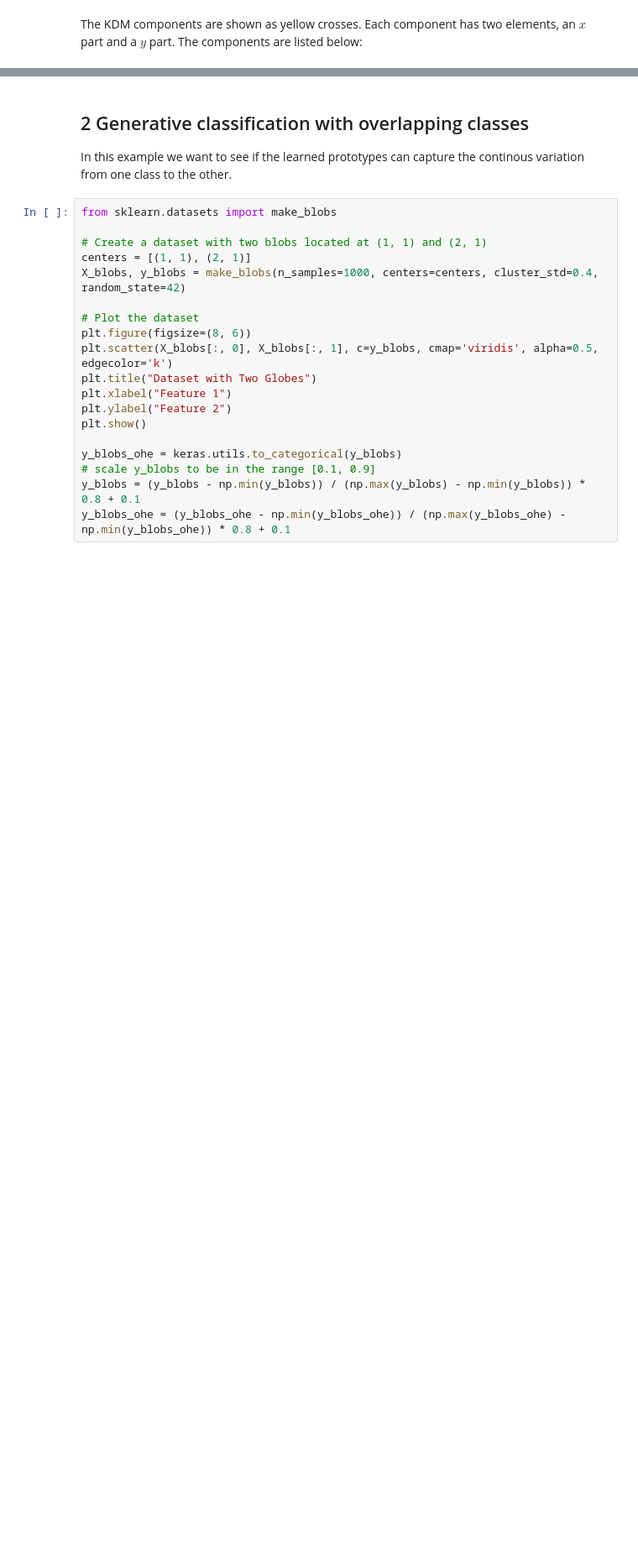
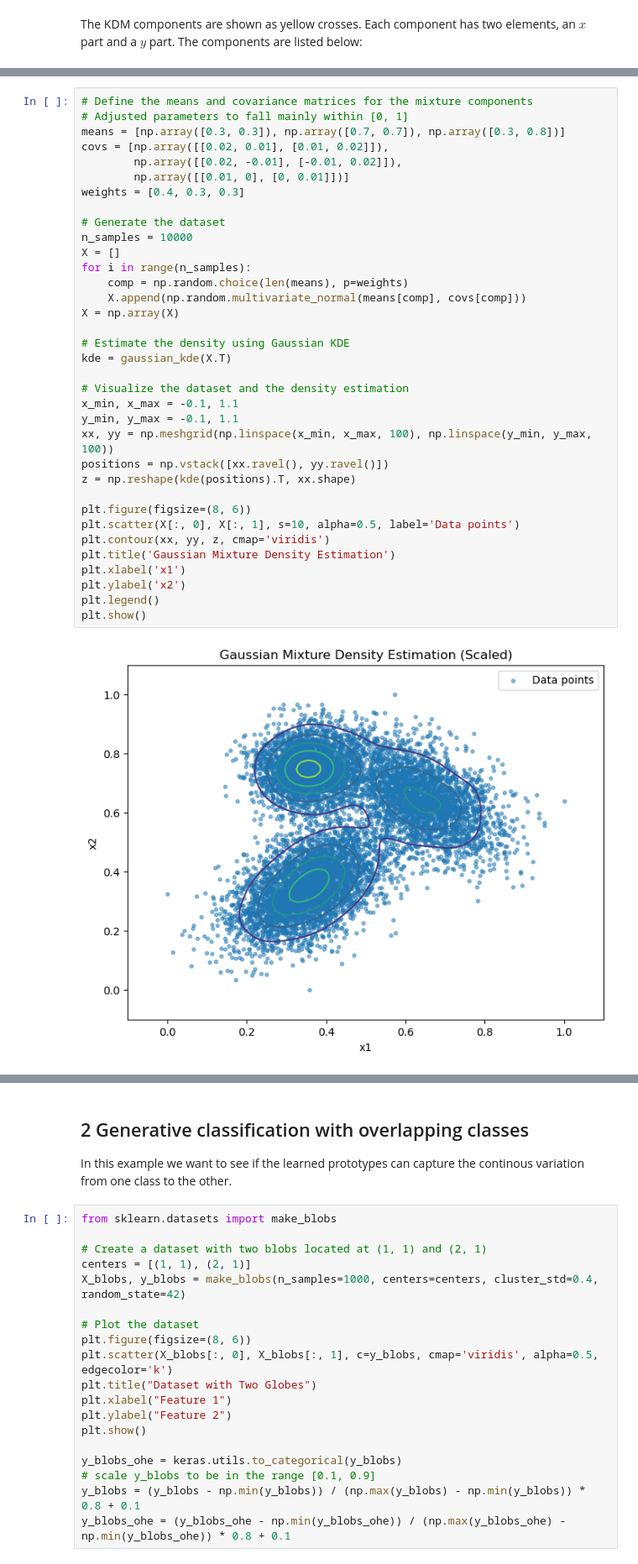
Before and after one commit to fagonzalezo/kdm, a Jupyter notebook: examples/kdm_generative_test.ipynb, the cells around one changed output, grey strips where cells are left out. Shown at 84% size. Cells and saved outputs as stored; diff of their text form; blank space fills up the shorter version.

```diff
--- a/examples/kdm_generative_test.ipynb
+++ b/examples/kdm_generative_test.ipynb
@@ -185,0 +188,37 @@ Component 29
+# %%
+# Define the means and covariance matrices for the mixture components
+# Adjusted parameters to fall mainly within [0, 1]
+means = [np.array([0.3, 0.3]), np.array([0.7, 0.7]), np.array([0.3, 0.8])]
+covs = [np.array([[0.02, 0.01], [0.01, 0.02]]),
+        np.array([[0.02, -0.01], [-0.01, 0.02]]),
+        np.array([[0.01, 0], [0, 0.01]])]
+weights = [0.4, 0.3, 0.3]
+
+# Generate the dataset
+n_samples = 10000
+X = []
+for i in range(n_samples):
+    comp = np.random.choice(len(means), p=weights)
+    X.append(np.random.multivariate_normal(means[comp], covs[comp]))
+X = np.array(X)
+
+# Estimate the density using Gaussian KDE
+kde = gaussian_kde(X.T)
+
+# Visualize the dataset and the density estimation
+x_min, x_max = -0.1, 1.1
+y_min, y_max = -0.1, 1.1
+xx, yy = np.meshgrid(np.linspace(x_min, x_max, 100), np.linspace(y_min, y_max, 100))
+positions = np.vstack([xx.ravel(), yy.ravel()])
+z = np.reshape(kde(positions).T, xx.shape)
+
+plt.figure(figsize=(8, 6))
+plt.scatter(X[:, 0], X[:, 1], s=10, alpha=0.5, label='Data points')
+plt.contour(xx, yy, z, cmap='viridis')
+plt.title('Gaussian Mixture Density Estimation')
+plt.xlabel('x1')
+plt.ylabel('x2')
+plt.legend()
+plt.show()
+# %% [output]
+[figure, added]
```
Also changed, not shown: parts of 13 cells of this notebook, 1 other file.
